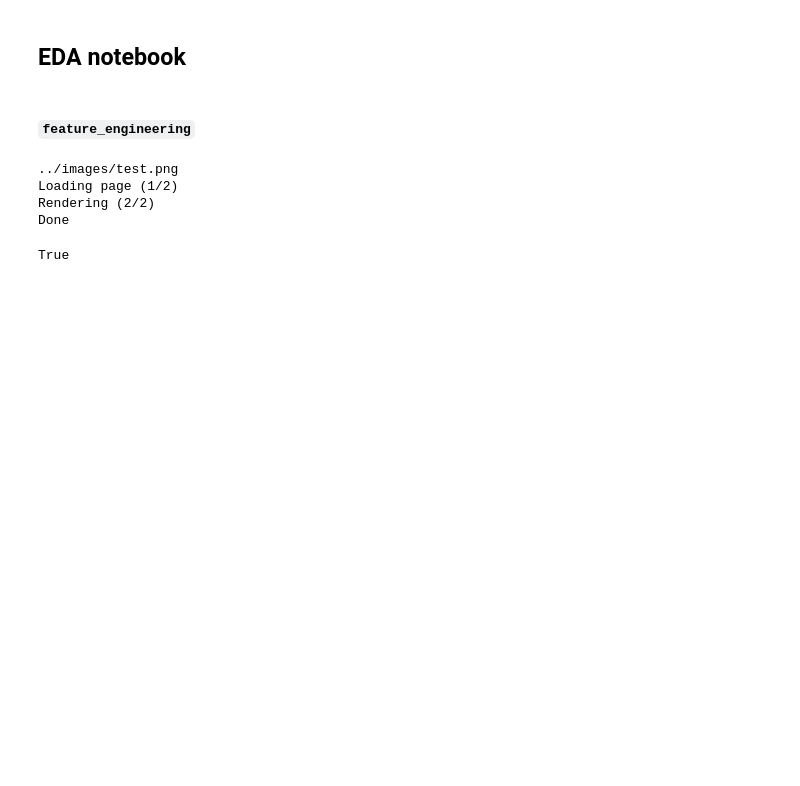
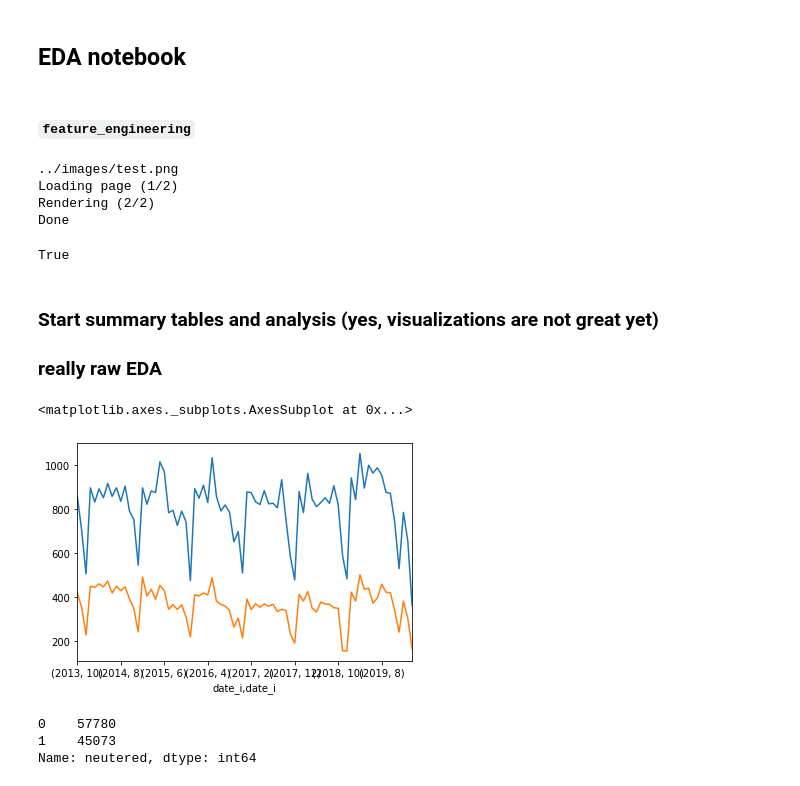
Before and after one commit to learn-co-curriculum/dsc-mod1-template, a Jupyter notebook: code_folder/eda_notebook.ipynb, the cells around one changed output. Saved outputs shown, nothing was run; the diff lists cells and outputs as text; code cells hidden in the pictures; blank space fills up the shorter version.

```diff
--- a/code_folder/eda_notebook.ipynb
+++ b/code_folder/eda_notebook.ipynb
@@ -91,3 +91,18 @@ box = (0, 0, new_width, height)
 cropped_image = im.crop(box)
 cropped_image.show()
 cropped_image.save('../images/test.png')
+# %% [markdown]
+### Start summary tables and analysis (yes, visualizations are not great yet)
+### really raw EDA
+# %%
+test.loc[(test['species']=="Dog")].groupby([test.date_i.dt.year, test.date_i.dt.month])["animal_id"].count().plot()
+test.loc[(test['species']=="Dog") & (test['neutered']==1)].groupby([test.date_i.dt.year, test.date_i.dt.month])["animal_id"].count().plot()
+# %% [output]
+<matplotlib.axes._subplots.AxesSubplot at 0x...>
+[figure, added]
+# %%
+test.neutered.value_counts()
+# %% [output]
+0    57780
+1    45073
+Name: neutered, dtype: int64
```
Also changed, not shown: parts of 8 cells of this notebook, 3 other files.
